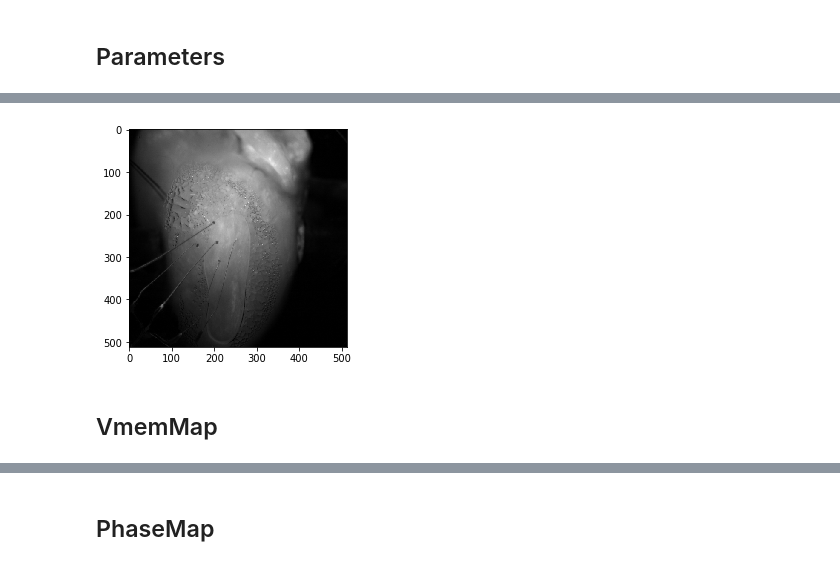
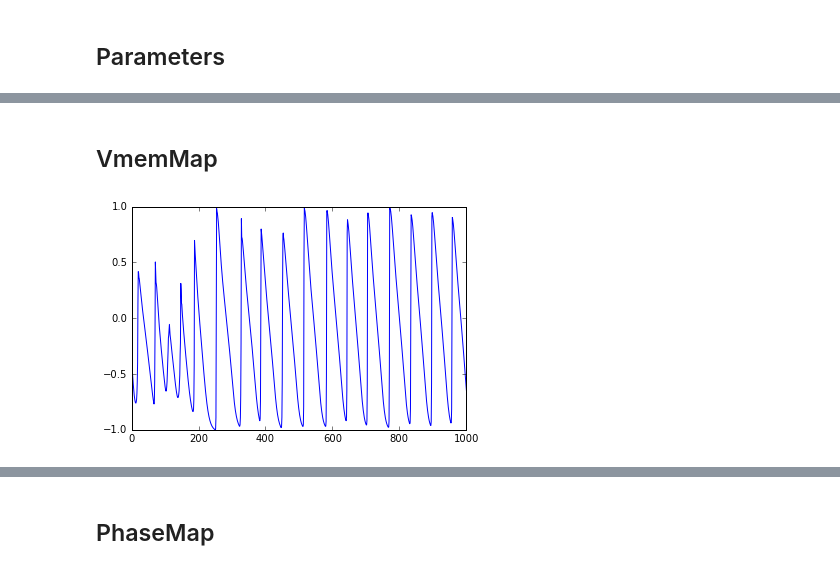
Before and after one commit to chenaoki/nb_opmap, a Jupyter notebook: main.ipynb, the cells around one changed output, grey strips where cells are left out. Cells and saved outputs as stored; diff of their text form; code cells hidden in the pictures.

```diff
--- a/main.ipynb
+++ b/main.ipynb
@@ -29,6 +19,2 @@ cam = RawCam(
-# %%
-cam.showFrame(showFrame)
-# %% [output]
-[figure, removed]
 # %% [markdown]
 ## VmemMap
@@ -35,3 +29,7 @@ cam.showFrame(showFrame)
+# %%
+vmem.plot([[100,100]])
+# %% [output]
+[figure, added]
 # %%
 vmem = VmemMap(cam)
 vmem.showFrame(showFrame)
```
Also changed, not shown: parts of 23 cells of this notebook.
